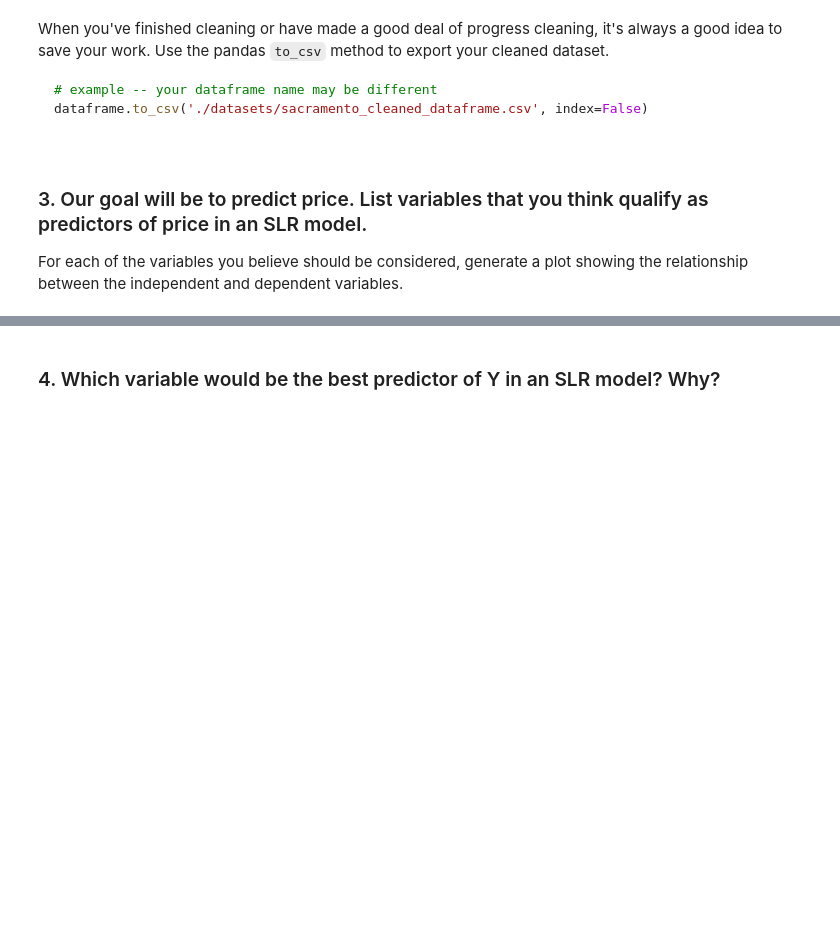
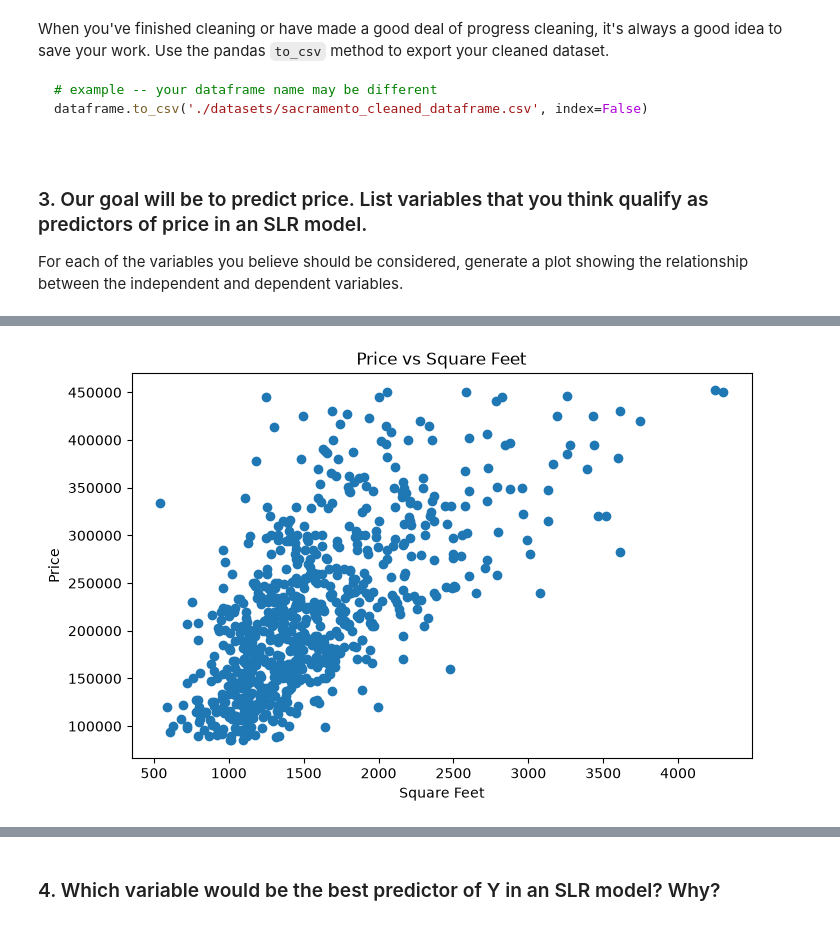
Before and after one commit to ntf0/labs_projects, a Jupyter notebook: labs/Regression/6.4.E1 Exercise regression.ipynb, the cells around one changed output, grey strips where cells are left out. Drawn from its saved outputs; the diff is of its cells as text; code cells hidden in the pictures; blank space fills up the shorter version.

```diff
--- a/labs/Regression/6.4.E1 Exercise regression.ipynb
+++ b/labs/Regression/6.4.E1 Exercise regression.ipynb
@@ -111,0 +151,29 @@ NameError: name 'df' is not defined
+# %%
+#Range prices
+housing=housing[
+    (housing["sq__ft"] >= 100) &
+    (housing["sq__ft"] <= 15000)
+    ]
+#Range
+housing=housing[
+    (housing["price"] >= 0) &
+    (housing["price"] <= 2500000)
+    ]
+# Transform zip code to integer number
+housing['zip'] = housing['zip'].astype('Int64')
+
+# Range CA latitude and longitude
+
+housing=housing[
+    (housing["beds"] >= 1) &
+    (housing["baths"] >= 1)
+    ]
+
+housing = housing[
+    (housing['latitude'] >= 32.5) &
+    (housing['latitude'] <= 42.0) &
+    (housing['longitude'] >= -124.5) &
+    (housing['longitude'] <= -114.1)
+]
+housing['sale_date'] = housing['sale_date'].str.replace(' EDT', '', regex=False)
+housing['sale_date'] = pd.to_datetime(housing['sale_date'])
@@ -111,0 +196,7 @@ NameError: name 'df' is not defined
+# %%
+#for more specific predict ignore most extreme values
+low = housing['price'].quantile(0.05)
+high = housing['price'].quantile(0.95)
+
+housing = housing[housing['price'].between(low, high)]
+housing.describe()
@@ -123,0 +239,9 @@ For each of the variables you believe should be considered, generate a plot show
+# %%
+plt.figure(figsize=(8,5))
+plt.scatter(housing['sq__ft'], housing['price'])
+plt.xlabel('Square Feet')
+plt.ylabel('Price')
+plt.title('Price vs Square Feet')
+plt.show()
+# %% [output]
+[figure, added]
```
Also changed, not shown: parts of 47 cells of this notebook, 1 other file.
